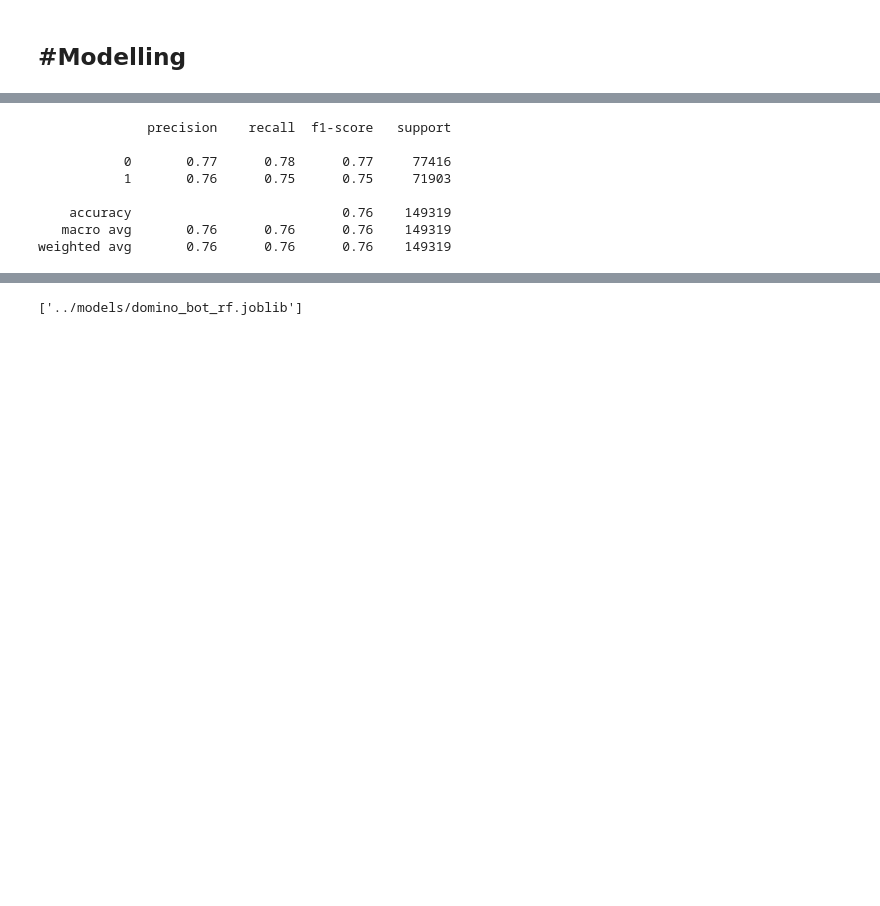
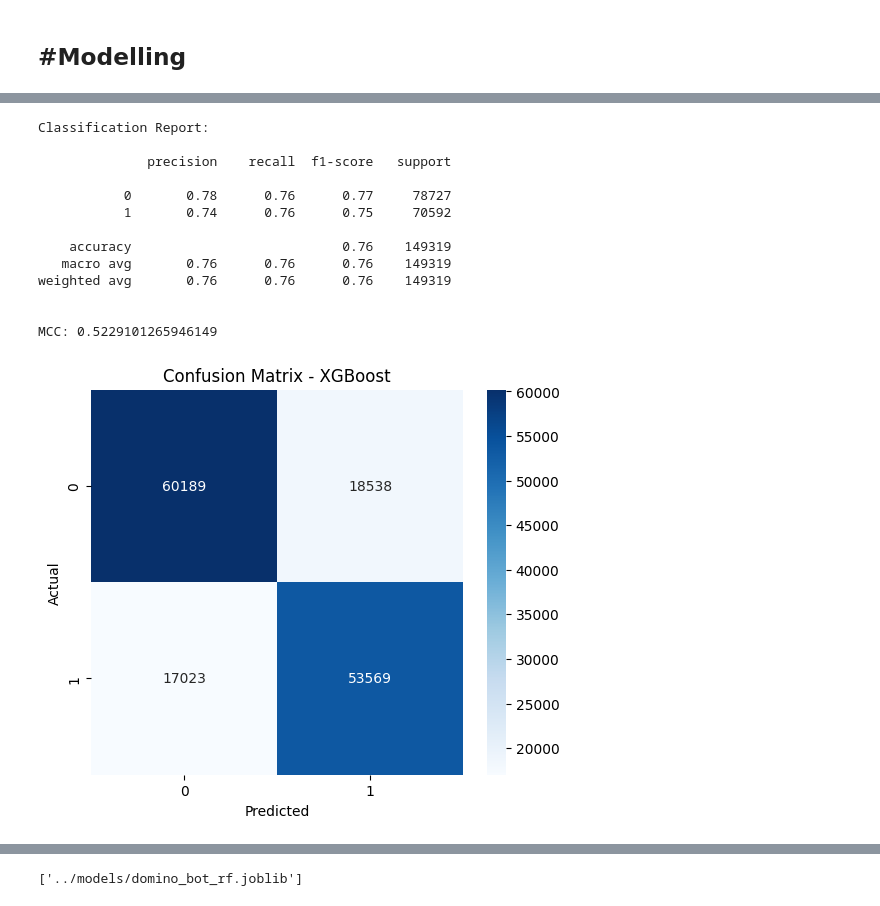
Before and after one commit to comradelouis-ftj/domino_project, a Jupyter notebook: modelling_ml/Domino_Modelling_RF.ipynb, the cells around one changed output, grey strips where cells are left out. Cells and saved outputs as stored; diff of their text form; code cells hidden in the pictures; blank space fills up the shorter version.

```diff
--- a/modelling_ml/Domino_Modelling_RF.ipynb
+++ b/modelling_ml/Domino_Modelling_RF.ipynb
@@ -134,16 +134,37 @@ rf = RandomForestClassifier(
 rf.fit(x_train, y_train)
 
 y_pred = rf.predict(x_test)
-print(classification_report(y_pred, y_test))
+corr_coef = matthews_corrcoef(y_test, y_pred)
+
+# Classification report
+print('\nClassification Report:\n')
+print(classification_report(y_test, y_pred))
+print(f'\nMCC: {corr_coef}')
 # %% [output]
+Classification Report:
+
               precision    recall  f1-score   support
 
-           0       0.77      0.78      0.77     77416
-           1       0.76      0.75      0.75     71903
+           0       0.78      0.76      0.77     78727
+           1       0.74      0.76      0.75     70592
 
     accuracy                           0.76    149319
    macro avg       0.76      0.76      0.76    149319
 weighted avg       0.76      0.76      0.76    149319
+
+
+MCC: 0.5229101265946149
+# %%
+cm = confusion_matrix(y_test, y_pred)
+
+plt.figure(figsize=(6,5))
+sns.heatmap(cm, annot=True, fmt='d', cmap='Blues')
+plt.xlabel('Predicted')
+plt.ylabel('Actual')
+plt.title('Confusion Matrix - XGBoost')
+plt.show()
+# %% [output]
+[figure, added]
 # %%
 importances = pd.DataFrame({
     'features': x.columns,
```
Also changed, not shown: parts of 2 cells of this notebook.
